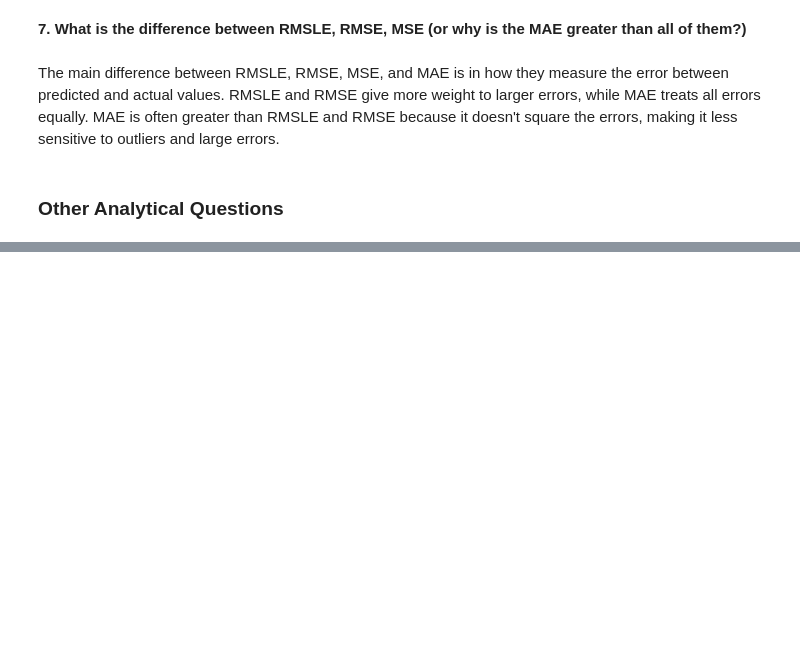
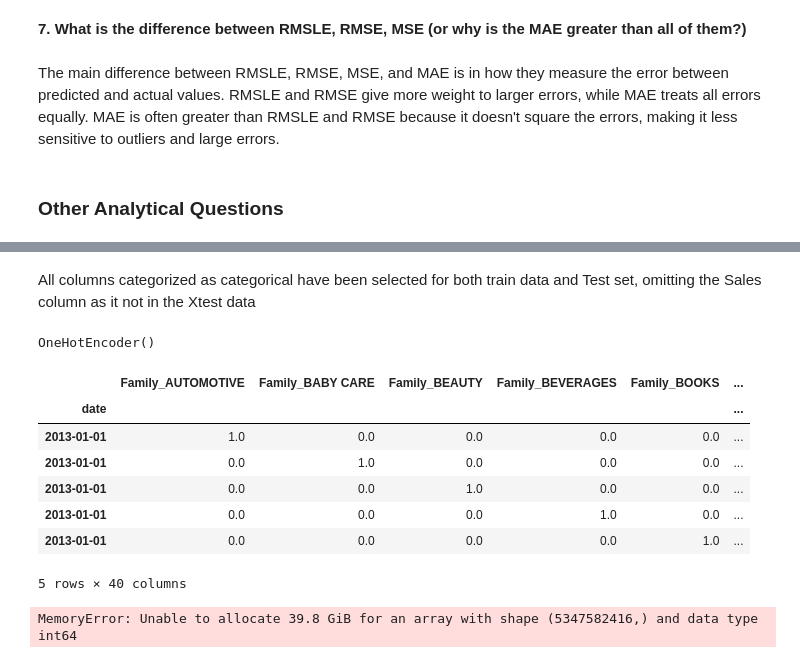
Before and after one commit to MarthaK-Coder/Azubi-Africa-LP3-Sprint, a Jupyter notebook: Project3 Notebook.ipynb, the cells around one changed output, grey strips where cells are left out. Saved outputs shown, nothing was run; the diff lists cells and outputs as text; code cells hidden in the pictures; blank space fills up the shorter version.

```diff
--- a/Project3 Notebook.ipynb
+++ b/Project3 Notebook.ipynb
@@ -1559,0 +1660,11 @@ The main difference between RMSLE, RMSE, MSE, and MAE is in how they measure the
+# %%
+#Dealing will categorical columns  on the train and X-test Sets
+cat_train_data = final_train.select_dtypes(include="object")
+#lets drop  ID columns and Sales on trainset
+#ct_train_data = cat_train_data.drop(columns=[','Sales($)']) #= to match the columns in test data
+
+#for Test data
+cat_X_test = final_test.select_dtypes(include="object")
+#lets drop ID columns on trainset
+#ct_X_test = cat_X_test.drop(columns=['ID'])
+cat_X_test.head()
@@ -1559,0 +1679,35 @@ The main difference between RMSLE, RMSE, MSE, and MAE is in how they measure the
+# %% [markdown]
+All columns categorized as categorical have been selected for both train data and Test set, omitting the Sales column as it not in the Xtest data
+# %%
+#Encoding Categorical Train Set
+#Creating an instance of OneHotEncode
+enc= OneHotEncoder()
+# model to learn from Categorical X train data
+enc.fit(cat_train_data)
+# %% [output]
+OneHotEncoder()
+# %%
+# Transform the Categorical train data
+tct_train_data = pd.DataFrame(enc.transform(cat_train_data).toarray(), index=cat_train_data.index, columns=enc.get_feature_names_out(input_features=cat_train_data.columns))
+
+# Transform the Categorical X_test data
+tct_X_test = pd.DataFrame(enc.transform(cat_X_test).toarray(), index=cat_X_test.index, columns=enc.get_feature_names_out(input_features=cat_X_test.columns))
+
+# Display the head of tct_train_data
+tct_train_data.head(5)
+# %% [output]
+|  | Family_AUTOMOTIVE | Family_BABY CARE | Family_BEAUTY | Family_BEVERAGES | Family_BOOKS | ... |
+| date |  |  |  |  |  | ... |
+| 2013-01-01 | 1.0 | 0.0 | 0.0 | 0.0 | 0.0 | ... |
+| 2013-01-01 | 0.0 | 1.0 | 0.0 | 0.0 | 0.0 | ... |
+| 2013-01-01 | 0.0 | 0.0 | 1.0 | 0.0 | 0.0 | ... |
+| 2013-01-01 | 0.0 | 0.0 | 0.0 | 1.0 | 0.0 | ... |
+| 2013-01-01 | 0.0 | 0.0 | 0.0 | 0.0 | 1.0 | ... |
+5 rows × 40 columns
+# %%
+#Combining Categorical and number tranformed Xtrain and Xtest sets
+comb_train_data= pd.merge(left=num_train_data,right=tct_train_data, how='outer',left_index =True,right_index=True)
+comb_X_test= pd.merge(left=num_X_test,right=tct_X_test, how='outer',left_index =True,right_index=True)
+comb_train_data.head()
+# %% [output]
+MemoryError: Unable to allocate 39.8 GiB for an array with shape (5347582416,) and data type int64
```
Also changed, not shown: parts of 15 cells of this notebook.
